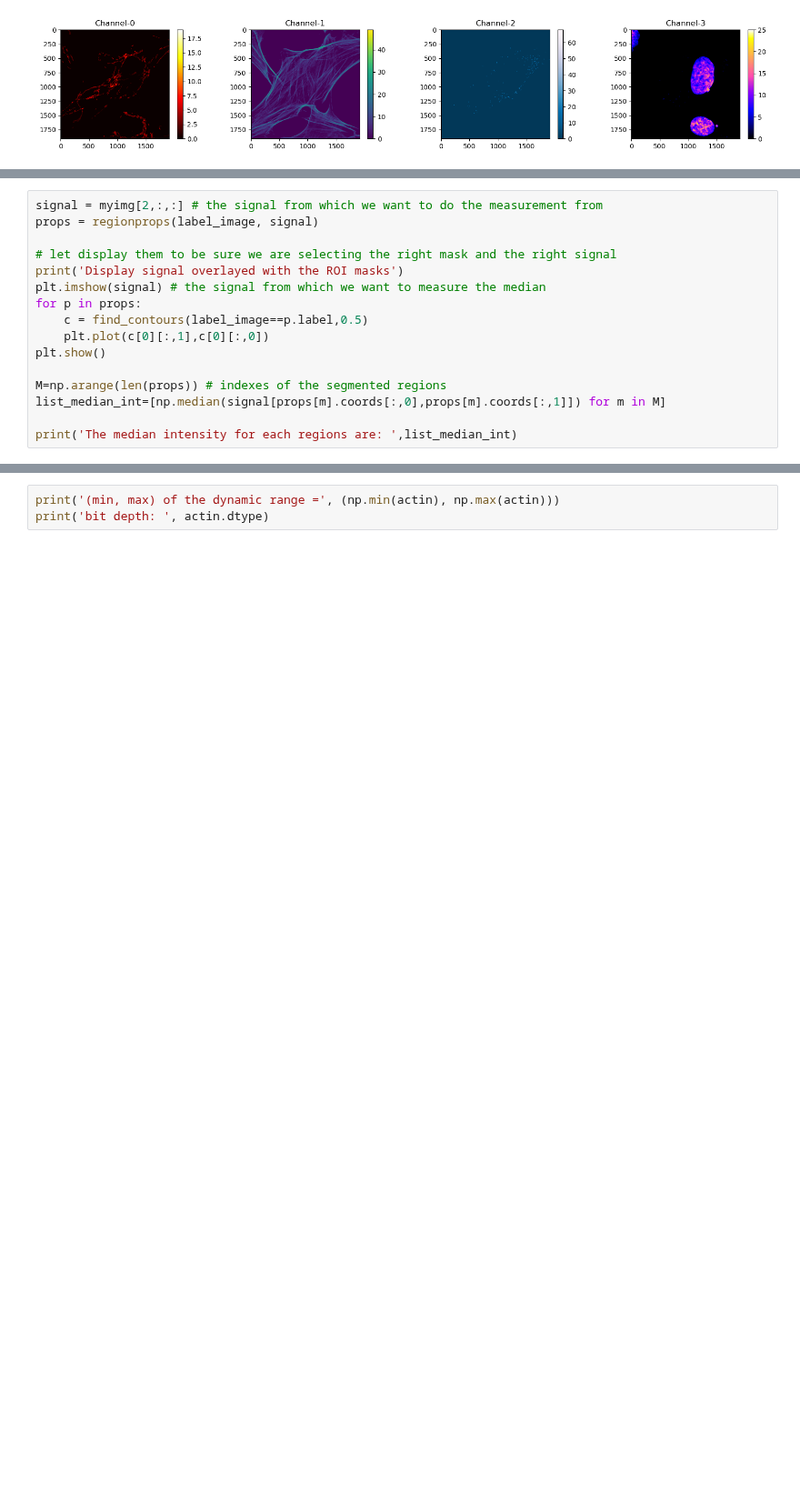
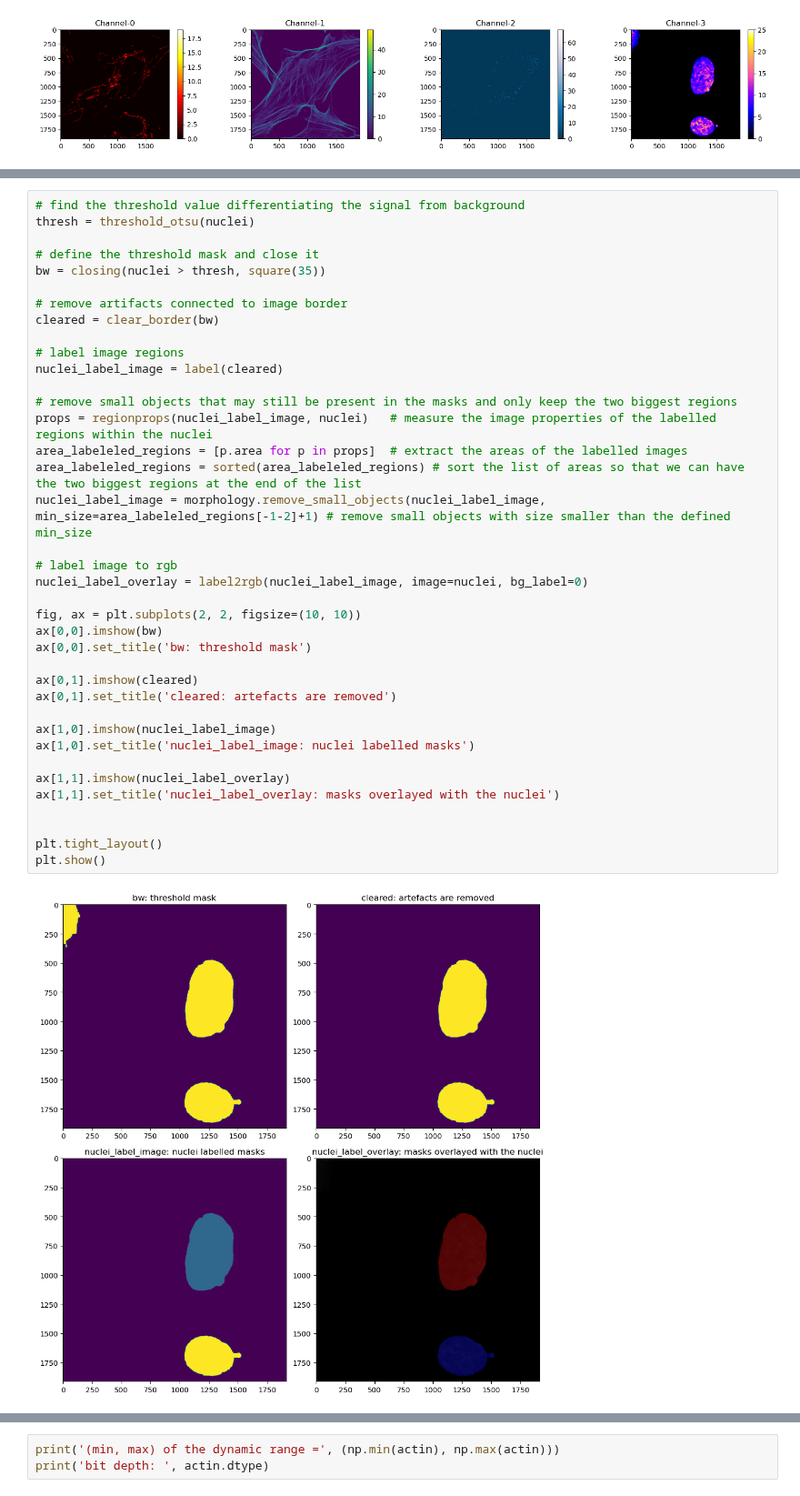
Before and after one commit to u-schulze/Python-course, a Jupyter notebook: mask-statistics.ipynb, the cells around one changed output, grey strips where cells are left out. Shown at 91% size. Saved outputs shown, nothing was run; the diff lists cells and outputs as text; blank space fills up the shorter version.

```diff
--- a/mask-statistics.ipynb
+++ b/mask-statistics.ipynb
@@ -187,16 +40,0 @@ median value of the list l:  5.0
-# %%
-signal = myimg[2,:,:] # the signal from which we want to do the measurement from
-props = regionprops(label_image, signal)
-
-# let display them to be sure we are selecting the right mask and the right signal
-print('Display signal overlayed with the ROI masks')
-plt.imshow(signal) # the signal from which we want to measure the median
-for p in props:
-    c = find_contours(label_image==p.label,0.5)
-    plt.plot(c[0][:,1],c[0][:,0])
-plt.show()
-
-M=np.arange(len(props)) # indexes of the segmented regions
-list_median_int=[np.median(signal[props[m].coords[:,0],props[m].coords[:,1]]) for m in M]
-
-print('The median intensity for each regions are: ',list_median_int)
@@ -292,0 +79,40 @@ The dynamic range of the intensity values of the actin image is low. The image a
+# %%
+# find the threshold value differentiating the signal from background
+thresh = threshold_otsu(nuclei)
+
+# define the threshold mask and close it
+bw = closing(nuclei > thresh, square(35))
+
+# remove artifacts connected to image border
+cleared = clear_border(bw)
+
+# label image regions
+nuclei_label_image = label(cleared)
+
+# remove small objects that may still be present in the masks and only keep the two biggest regions
+props = regionprops(nuclei_label_image, nuclei)   # measure the image properties of the labelled regions within the nuclei
+area_labeleled_regions = [p.area for p in props]  # extract the areas of the labelled images
+area_labeleled_regions = sorted(area_labeleled_regions) # sort the list of areas so that we can have the two biggest regions at the end of the list
+nuclei_label_image = morphology.remove_small_objects(nuclei_label_image, min_size=area_labeleled_regions[-1-2]+1) # remove small objects with size smaller than the defined min_size
+
+# label image to rgb
+nuclei_label_overlay = label2rgb(nuclei_label_image, image=nuclei, bg_label=0)
+
+fig, ax = plt.subplots(2, 2, figsize=(10, 10))
+ax[0,0].imshow(bw)
+ax[0,0].set_title('bw: threshold mask')
+
+ax[0,1].imshow(cleared)
+ax[0,1].set_title('cleared: artefacts are removed')
+
+ax[1,0].imshow(nuclei_label_image)
+ax[1,0].set_title('nuclei_label_image: nuclei labelled masks')
+
+ax[1,1].imshow(nuclei_label_overlay)
+ax[1,1].set_title('nuclei_label_overlay: masks overlayed with the nuclei')
+
+
+plt.tight_layout()
+plt.show()
+# %% [output]
+[figure, added]
```
Also changed, not shown: parts of 58 cells of this notebook.
